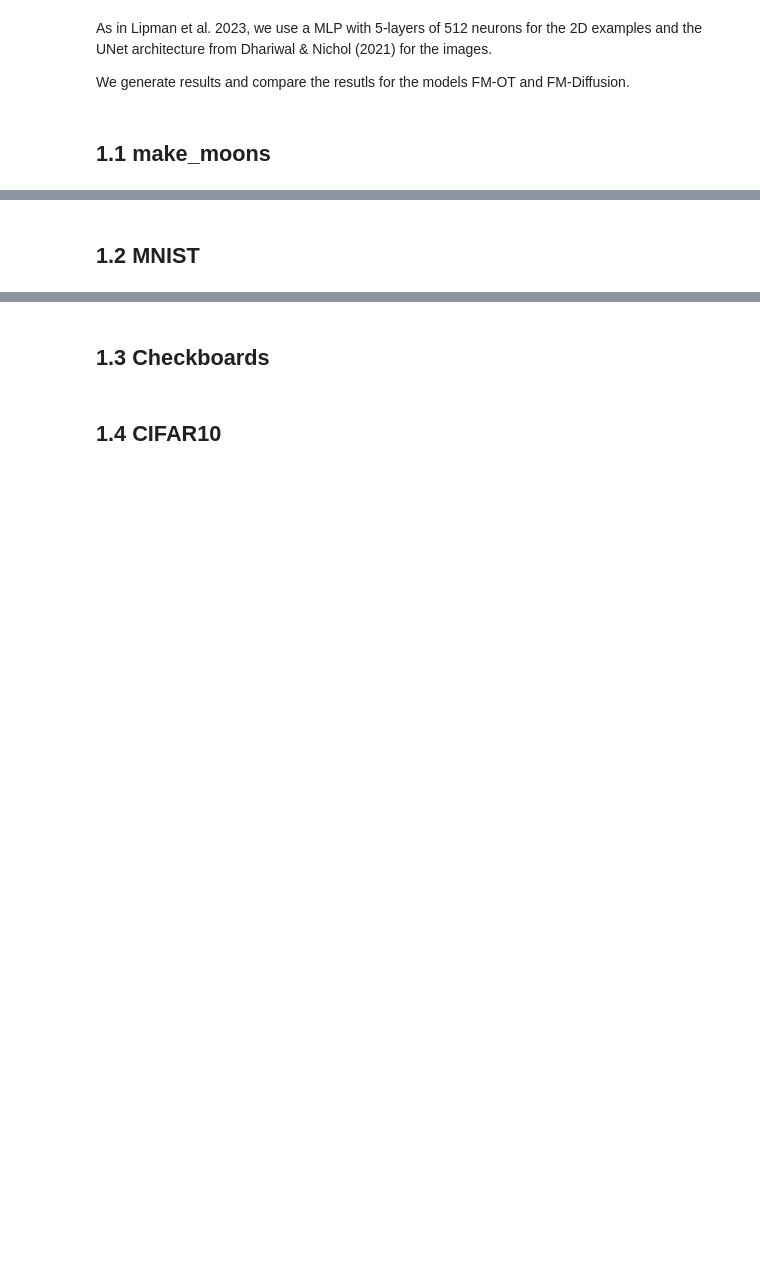
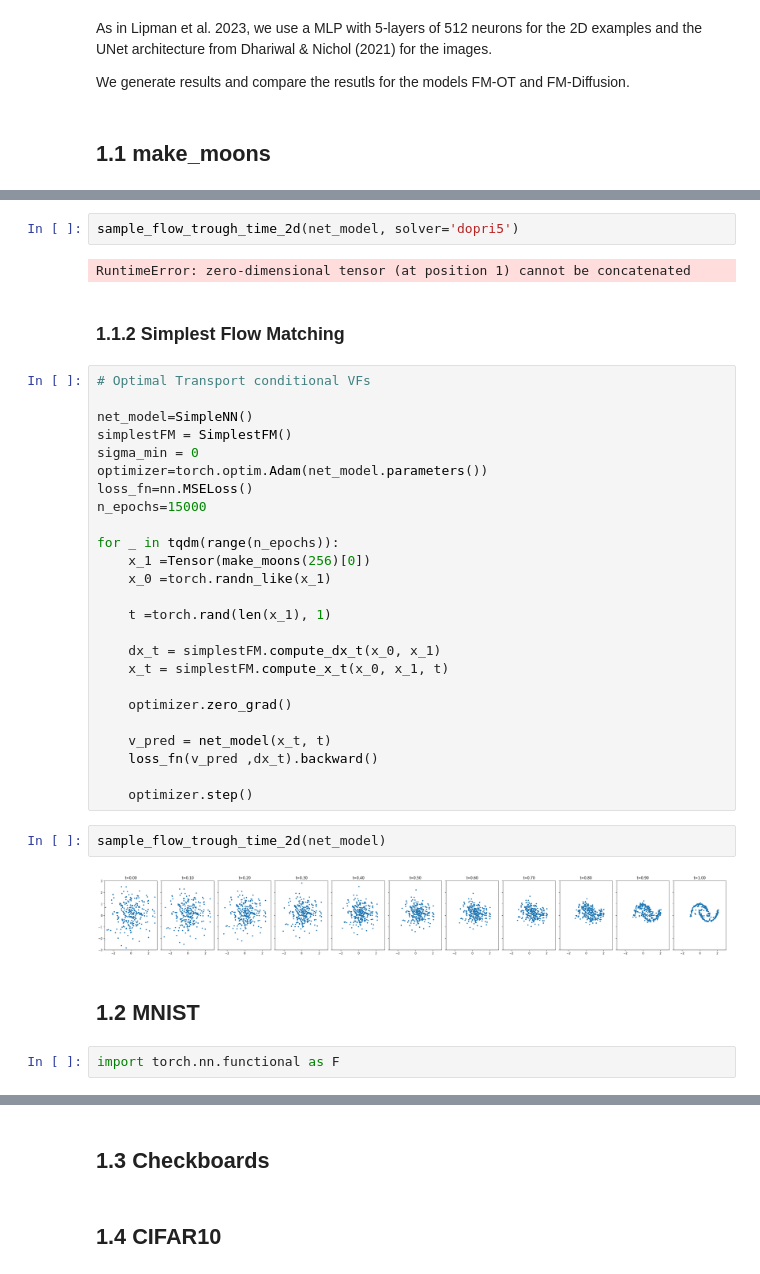
Before and after one commit to tarcisiobueno/flow-matching, a Jupyter notebook: experiments.ipynb, the cells around one changed output, grey strips where cells are left out. Saved outputs shown, nothing was run; the diff lists cells and outputs as text; blank space fills up the shorter version.

```diff
--- a/experiments.ipynb
+++ b/experiments.ipynb
@@ -29,2 +159,39 @@ We generate results and compare the resutls for the models FM-OT and FM-Diffusio
+# %%
+sample_flow_trough_time_2d(net_model, solver='dopri5')
+# %% [output]
+RuntimeError: zero-dimensional tensor (at position 1) cannot be concatenated
+# %% [markdown]
+### 1.1.2 Simplest Flow Matching
+# %%
+# Optimal Transport conditional VFs
+
+net_model=SimpleNN()
+simplestFM = SimplestFM()
+sigma_min = 0
+optimizer=torch.optim.Adam(net_model.parameters())
+loss_fn=nn.MSELoss()
+n_epochs=15000
+
+for _ in tqdm(range(n_epochs)):
+    x_1 =Tensor(make_moons(256)[0])
+    x_0 =torch.randn_like(x_1)
+
+    t =torch.rand(len(x_1), 1)
+
+    dx_t = simplestFM.compute_dx_t(x_0, x_1)
+    x_t = simplestFM.compute_x_t(x_0, x_1, t)
+
+    optimizer.zero_grad()
+
+    v_pred = net_model(x_t, t)
+    loss_fn(v_pred ,dx_t).backward()
+
+    optimizer.step()
+# %%
+sample_flow_trough_time_2d(net_model)
+# %% [output]
+[figure, added]
 # %% [markdown]
 ## 1.2  MNIST
+# %%
+import torch.nn.functional as F
```
Also changed, not shown: parts of 21 cells of this notebook, 6 other files.
